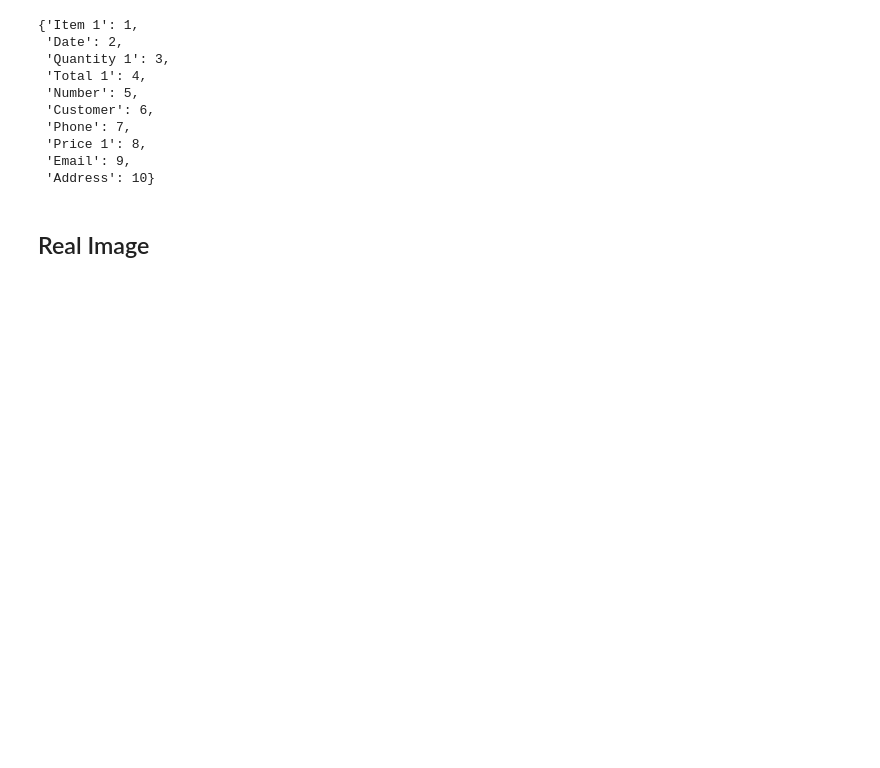
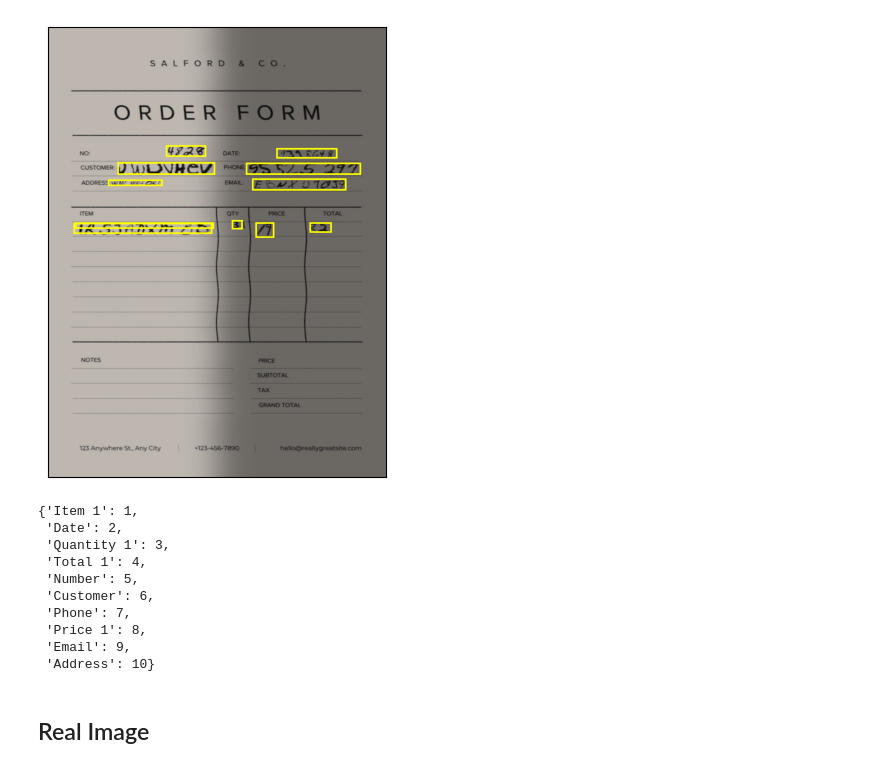
Before and after one commit to angelo-volpe/document-generator-text-extractor, a Jupyter notebook: notebooks/TextDetectorModel.ipynb, the cells around one changed output. Saved outputs shown, nothing was run; the diff lists cells and outputs as text; code cells hidden in the pictures; blank space fills up the shorter version.

```diff
--- a/notebooks/TextDetectorModel.ipynb
+++ b/notebooks/TextDetectorModel.ipynb
@@ -196,0 +248,4 @@ Scores: [0.60325414 0.22572023 0.21440312 0.14076698 0.09935515 0.07482354
+# %%
+img = Image.open(documents_dir / "test" / "sample_139.png")
+# %%
+image, prediction = process_document(model, img, transform, confidence_threshold=0.15)
@@ -197,3 +269,7 @@ Scores: [0.60325414 0.22572023 0.21440312 0.14076698 0.09935515 0.07482354
+# %%
+plot([(image, prediction)])
+# %% [output]
+[figure, added]
 # %%
 train_dataset.classes
 # %% [output]
```
Also changed, not shown: parts of 39 cells of this notebook, 8 other files.
